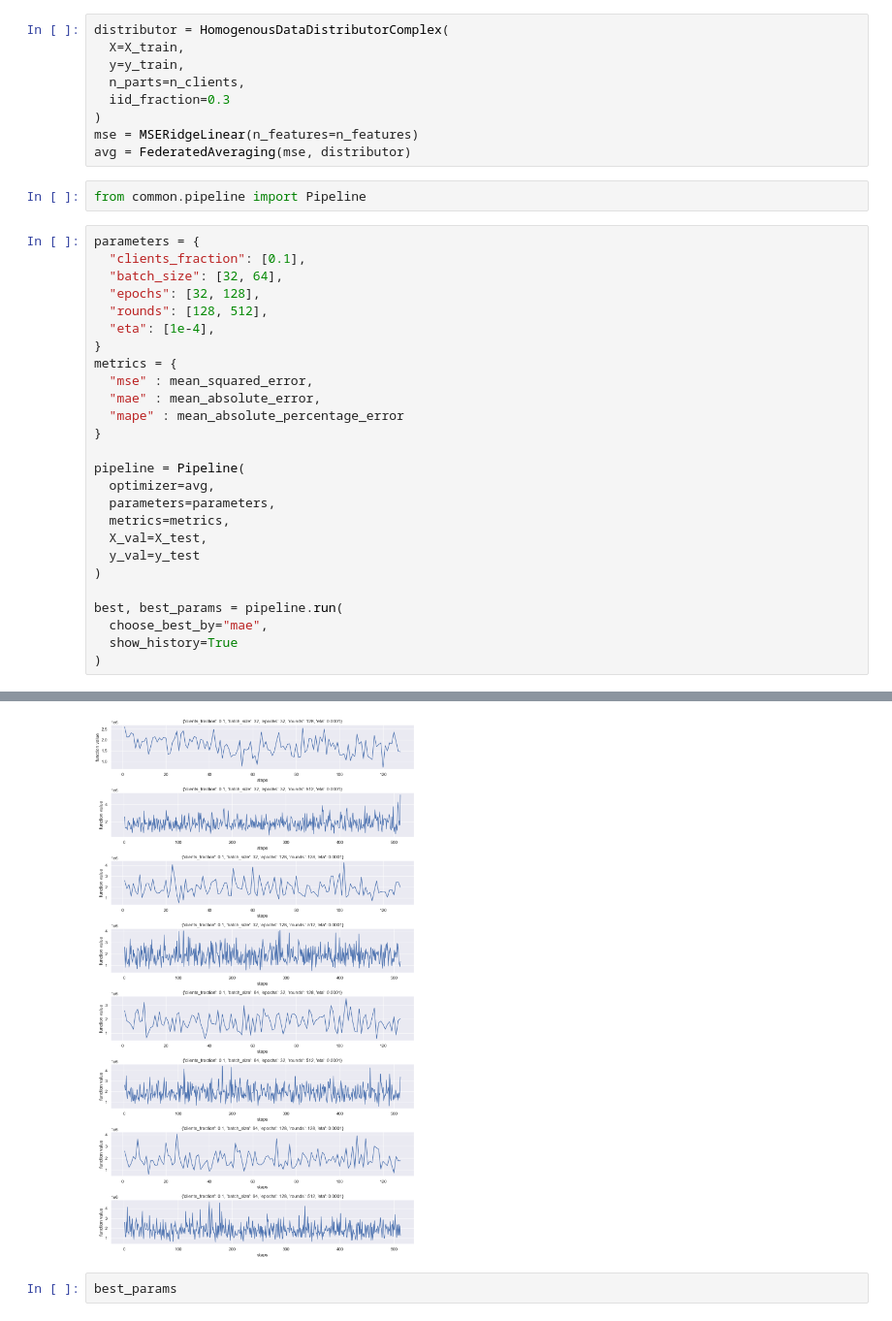
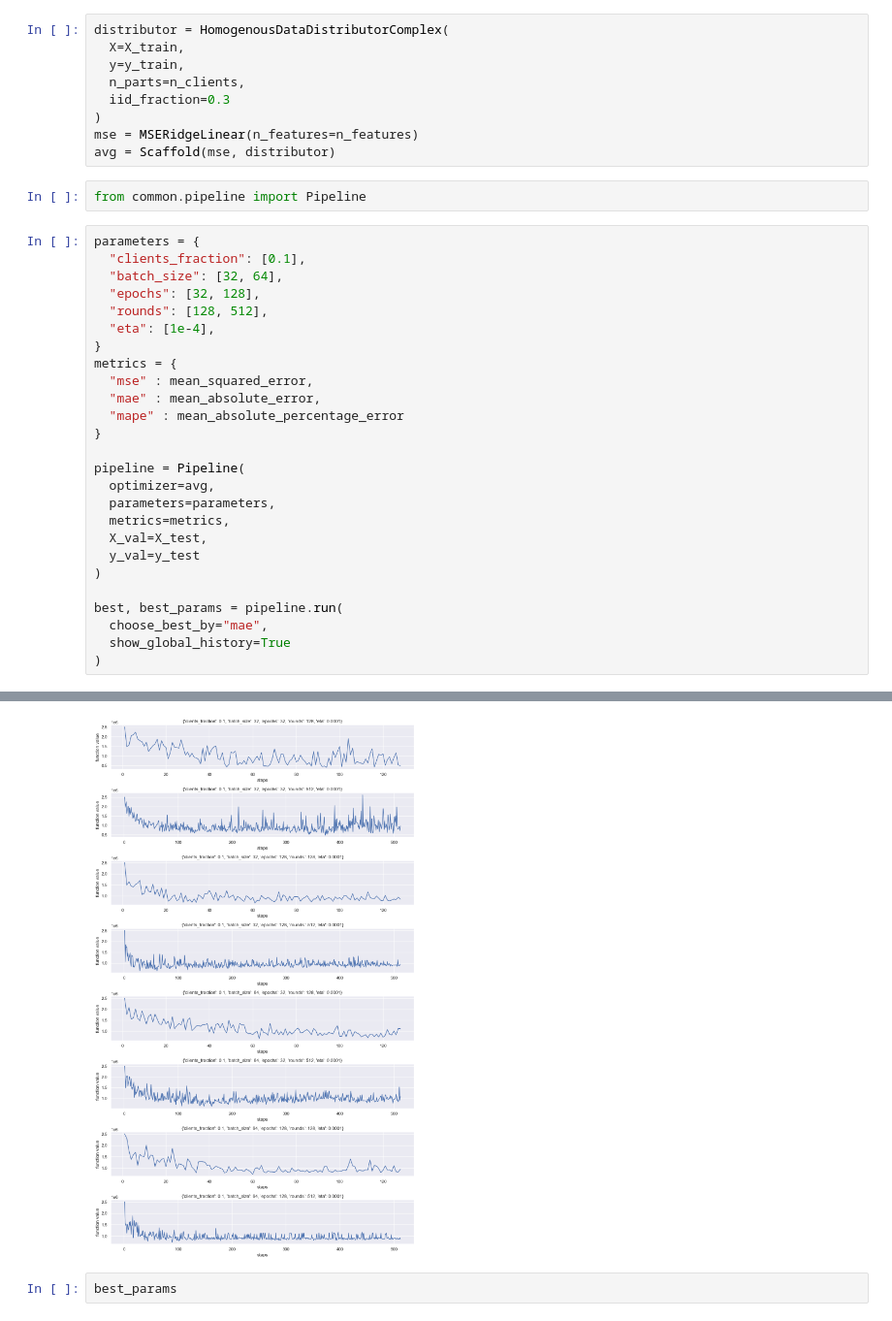
Before and after one commit to locllos/felere, a Jupyter notebook: source/playground.ipynb, the cells around one changed output, grey strips where cells are left out. Shown at 97% size. Cells and saved outputs as stored; diff of their text form.

```diff
--- a/source/playground.ipynb
+++ b/source/playground.ipynb
@@ -88,7 +88,7 @@ distributor = HomogenousDataDistributorComplex(
   iid_fraction=0.3
 )
 mse = MSERidgeLinear(n_features=n_features)
-avg = FederatedAveraging(mse, distributor)
+avg = Scaffold(mse, distributor)
 # %%
 from common.pipeline import Pipeline
 # %%
@@ -115,7 +115,7 @@ pipeline = Pipeline(
 
 best, best_params = pipeline.run(
   choose_best_by="mae",
-  show_history=True
+  show_global_history=True
 )
 # %% [output]
 For parameters: {'clients_fraction': 0.1, 'batch_size': 32, 'epochs': 32, 'rounds': 128, 'eta': 0.0001}:
@@ -138,4 +138,4 @@ mape : 2.3566620438231527
-[figure, old version]
+[figure, new version]
 # %%
 best_params
 # %% [output]
```
Also changed, not shown: parts of 1 cell of this notebook, 1 other file.
